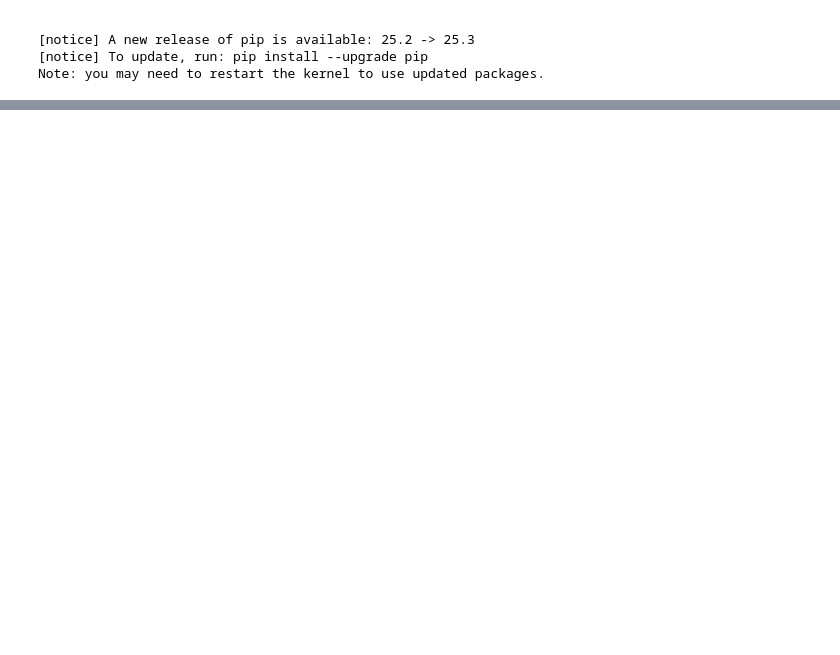
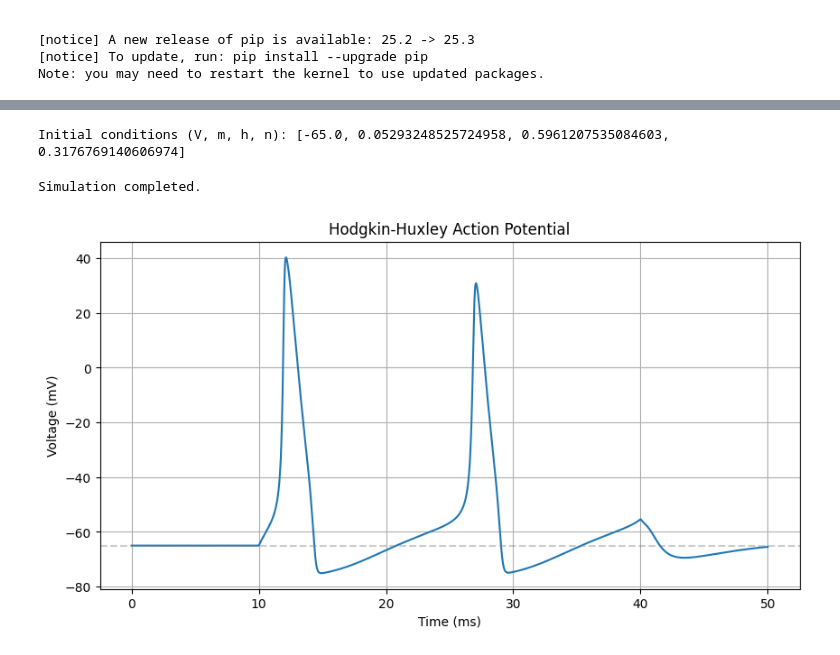
Before and after one commit to kru2710shna/Hodgkin-Huxley-Neuron-Model, a Jupyter notebook: notebook/HH_simulation.ipynb, the cells around one changed output, grey strips where cells are left out. Saved outputs shown, nothing was run; the diff lists cells and outputs as text; code cells hidden in the pictures; blank space fills up the shorter version.

Commit message:
HH Model Simulation

```diff
--- a/notebook/HH_simulation.ipynb
+++ b/notebook/HH_simulation.ipynb
@@ -34,0 +55,54 @@ ModuleNotFoundError: No module named 'currents'
+# %%
+# ----- External injected current -----
+def I_ext(t):
+    # 10 µA/cm² current injection from 10–40 ms
+    return 10.0 if 10 <= t <= 40 else 0.0
+
+
+# ----- Initial conditions (based on steady state at V = -65mV) -----
+V_rest = -65.0
+
+def x_inf(alpha, beta, V):
+    """Steady-state gating value."""
+    return alpha(V) / (alpha(V) + beta(V))
+
+m0 = x_inf(alpha_m, beta_m, V_rest)
+h0 = x_inf(alpha_h, beta_h, V_rest)
+n0 = x_inf(alpha_n, beta_n, V_rest)
+
+y0 = [V_rest, m0, h0, n0]
+
+print("Initial conditions (V, m, h, n):", y0)
+
+
+# ----- Simulation time -----
+t_start = 0.0
+t_end   = 50.0
+dt      = 0.01
+
+t_eval = np.arange(t_start, t_end + dt, dt)
+# %% [output]
+Initial conditions (V, m, h, n): [-65.0, 0.05293248525724958, 0.5961207535084603, 0.3176769140606974]
+# %%
+# Run HH system using your hh_derivatives() function
+sol = solve_ivp(
+    fun=lambda t, y: hh_derivatives(t, y, I_ext),
+    t_span=(t_start, t_end),
+    y0=y0,
+    t_eval=t_eval,
+    method="RK45",
+    max_step=0.05
+)
+
+if not sol.success:
+    print("ERROR:", sol.message)
+
+t = sol.t
+V = sol.y[0]
+m = sol.y[1]
+h = sol.y[2]
+n = sol.y[3]
+
+print("Simulation completed.")
+# %% [output]
+Simulation completed.
@@ -34,0 +113,11 @@ ModuleNotFoundError: No module named 'currents'
+# %%
+plt.figure(figsize=(10, 5))
+plt.plot(t, V, label="Membrane Voltage")
+plt.axhline(-65, color="gray", linestyle="--", alpha=0.4)
+plt.xlabel("Time (ms)")
+plt.ylabel("Voltage (mV)")
+plt.title("Hodgkin-Huxley Action Potential")
+plt.grid(True)
+plt.show()
+# %% [output]
+[figure, added]
```
Also changed, not shown: parts of 5 cells of this notebook, 3 other files.
